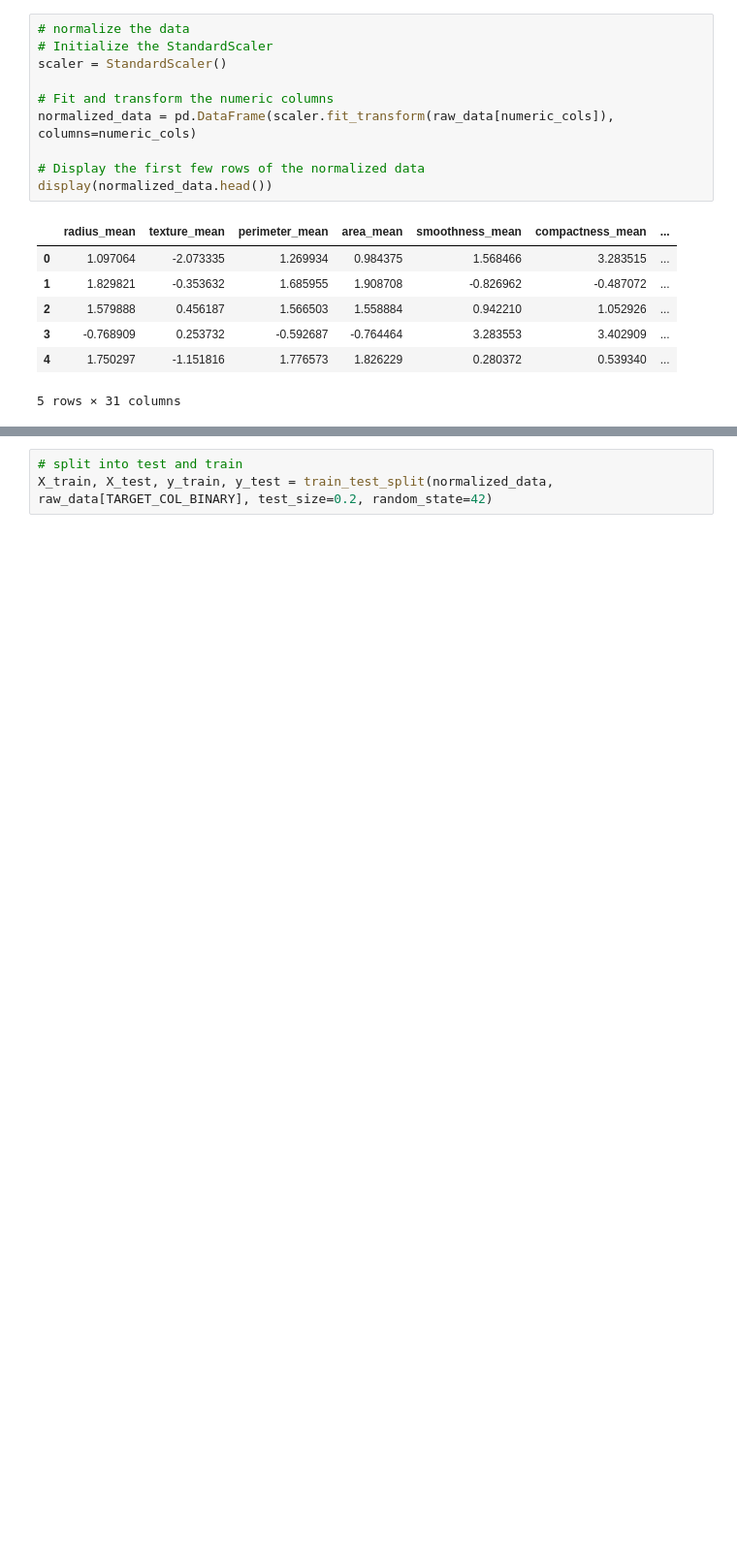
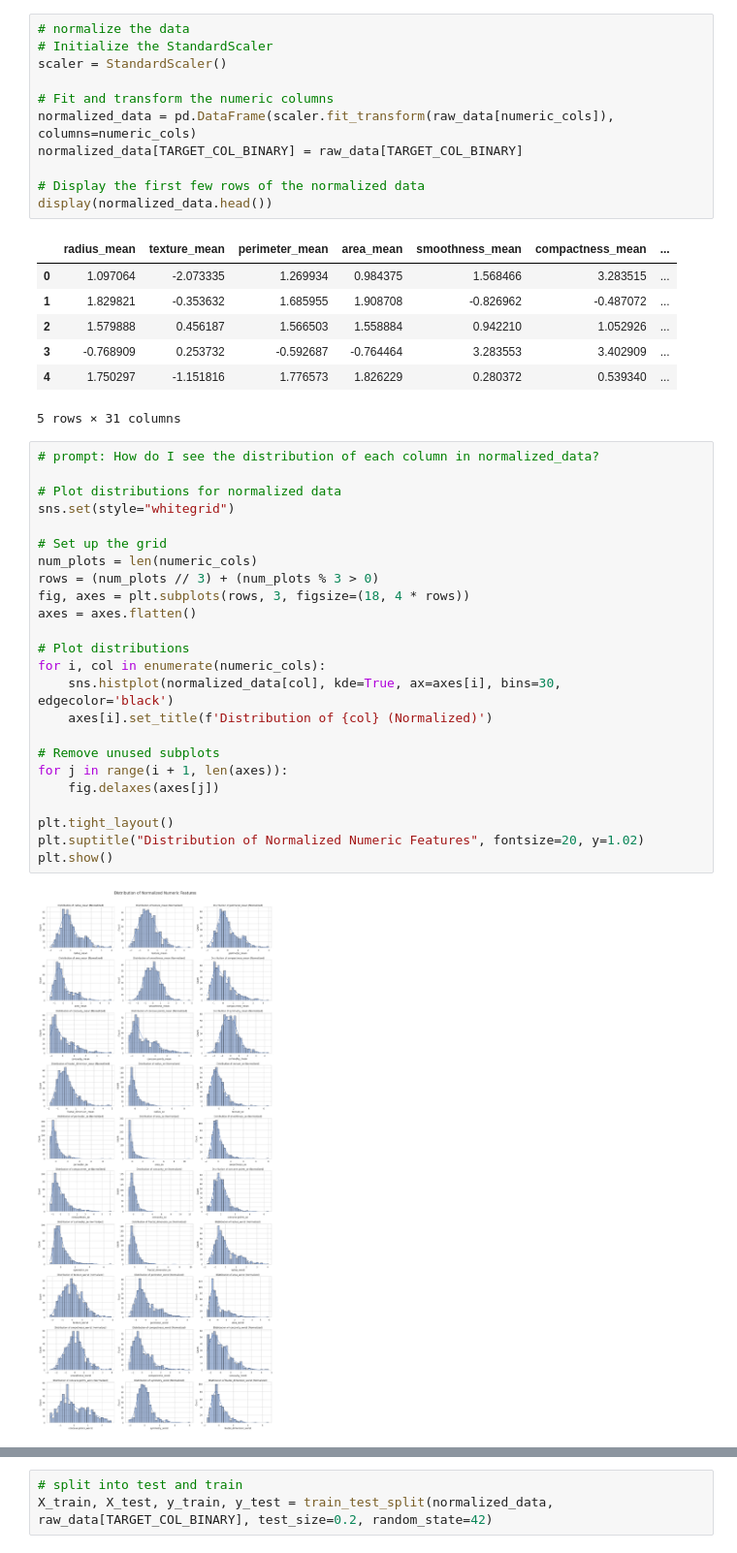
Before and after one commit to mpurkeypile-usd/AAI590-Final_Project, a Jupyter notebook: AAI590_Final_Project_MPurkeypile.ipynb, the cells around one changed output, grey strips where cells are left out. Shown at 97% size. Cells and saved outputs as stored; diff of their text form; blank space fills up the shorter version.

```diff
--- a/AAI590_Final_Project_MPurkeypile.ipynb
+++ b/AAI590_Final_Project_MPurkeypile.ipynb
@@ -239,6 +285,7 @@ scaler = StandardScaler()
 
 # Fit and transform the numeric columns
 normalized_data = pd.DataFrame(scaler.fit_transform(raw_data[numeric_cols]), columns=numeric_cols)
+normalized_data[TARGET_COL_BINARY] = raw_data[TARGET_COL_BINARY]
 
 # Display the first few rows of the normalized data
 display(normalized_data.head())
@@ -250,3 +297,29 @@ display(normalized_data.head())
 | 3 | -0.768909 | 0.253732 | -0.592687 | -0.764464 | 3.283553 | 3.402909 | ... |
 | 4 | 1.750297 | -1.151816 | 1.776573 | 1.826229 | 0.280372 | 0.539340 | ... |
 5 rows × 31 columns
+# %%
+# prompt: How do I see the distribution of each column in normalized_data?
+
+# Plot distributions for normalized data
+sns.set(style="whitegrid")
+
+# Set up the grid
+num_plots = len(numeric_cols)
+rows = (num_plots // 3) + (num_plots % 3 > 0)
+fig, axes = plt.subplots(rows, 3, figsize=(18, 4 * rows))
+axes = axes.flatten()
+
+# Plot distributions
+for i, col in enumerate(numeric_cols):
+    sns.histplot(normalized_data[col], kde=True, ax=axes[i], bins=30, edgecolor='black')
+    axes[i].set_title(f'Distribution of {col} (Normalized)')
+
+# Remove unused subplots
+for j in range(i + 1, len(axes)):
+    fig.delaxes(axes[j])
+
+plt.tight_layout()
+plt.suptitle("Distribution of Normalized Numeric Features", fontsize=20, y=1.02)
+plt.show()
+# %% [output]
+[figure, added]
```
Also changed, not shown: parts of 24 cells of this notebook.
